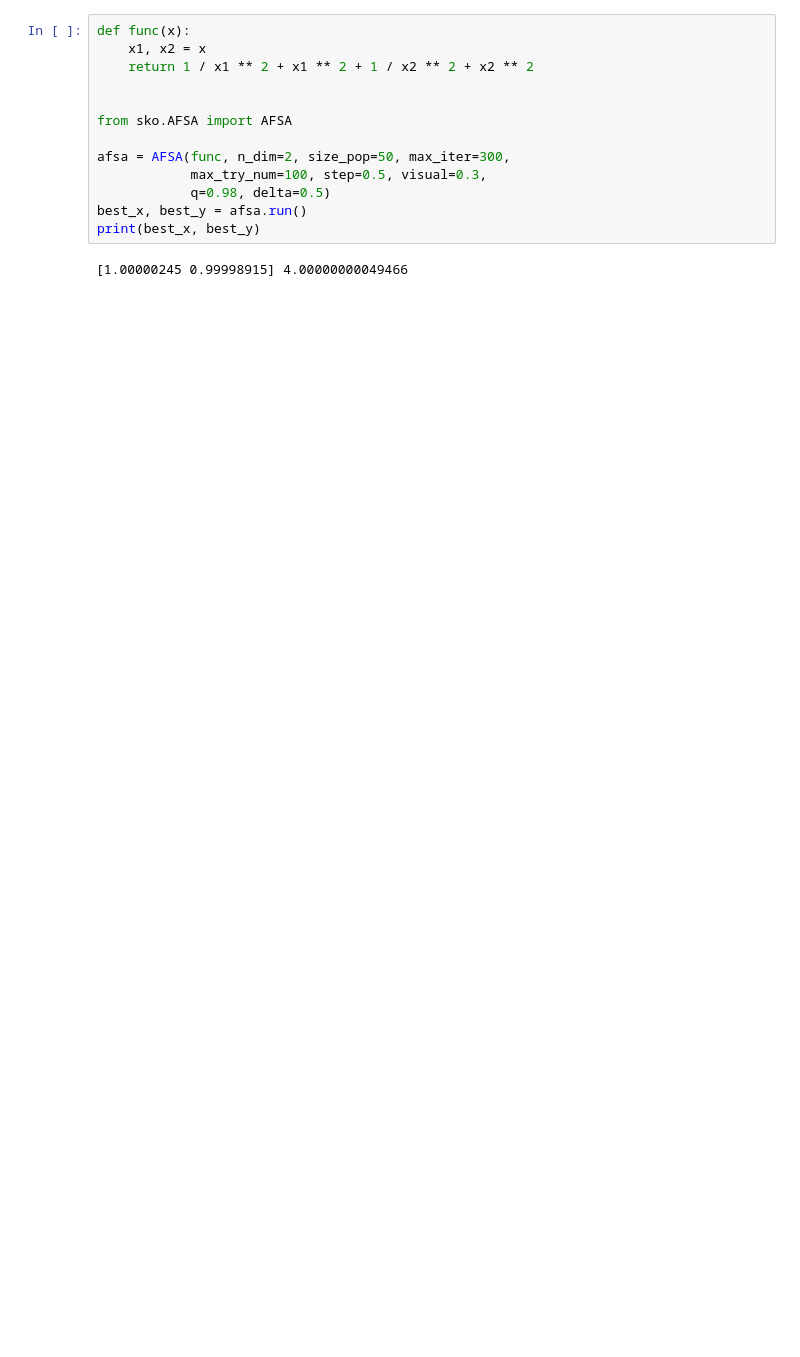
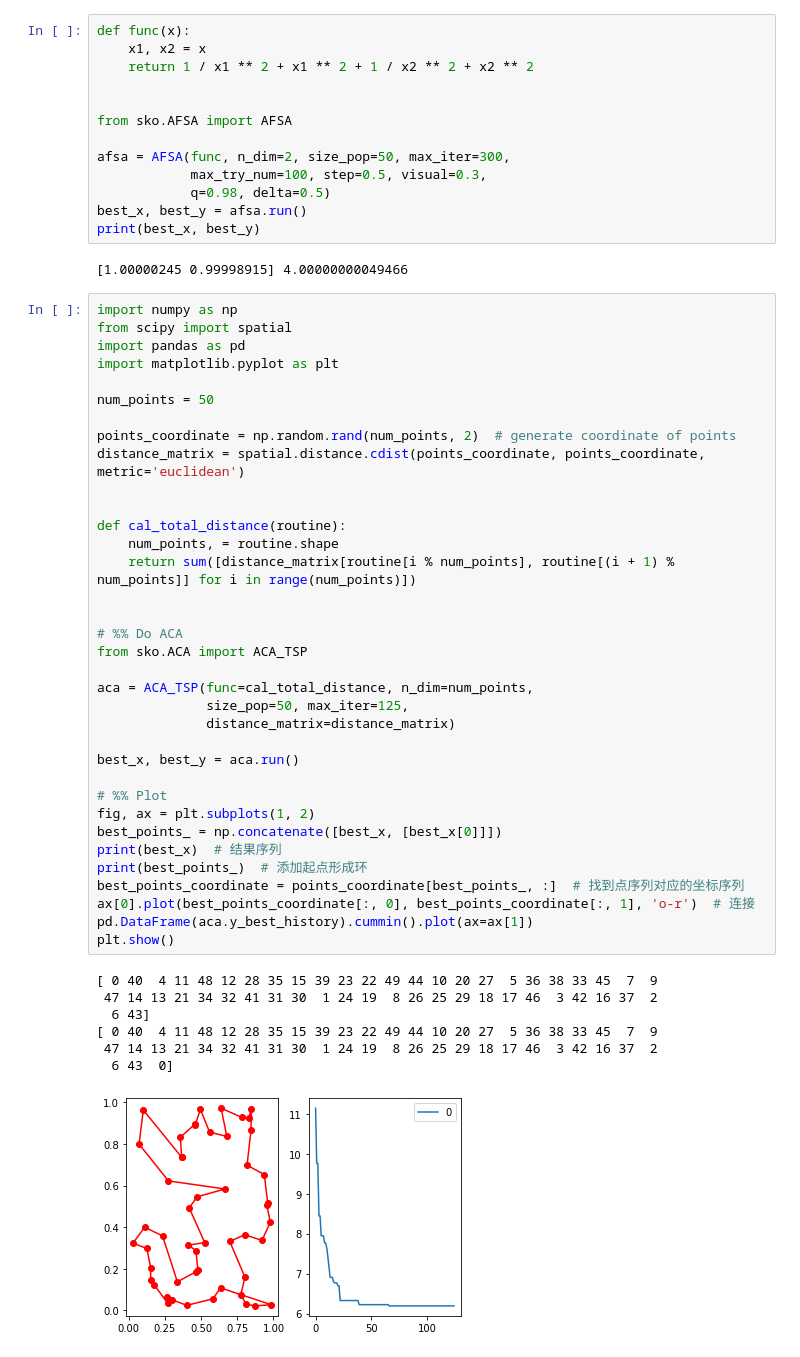
Before and after one commit to XuRui314/MathematicalModeling, a Jupyter notebook: Modern_Optimization_Algorithms.ipynb, the cells around one changed output. Cells and saved outputs as stored; diff of their text form; blank space fills up the shorter version.

```diff
--- a/Modern_Optimization_Algorithms.ipynb
+++ b/Modern_Optimization_Algorithms.ipynb
@@ -137,3 +492,46 @@ best_x, best_y = afsa.run()
 print(best_x, best_y)
 # %% [output]
 [1.00000245 0.99998915] 4.00000000049466
+# %%
+import numpy as np
+from scipy import spatial
+import pandas as pd
+import matplotlib.pyplot as plt
+
+num_points = 50
+
+points_coordinate = np.random.rand(num_points, 2)  # generate coordinate of points
+distance_matrix = spatial.distance.cdist(points_coordinate, points_coordinate, metric='euclidean')
+
+
+def cal_total_distance(routine):
+    num_points, = routine.shape
+    return sum([distance_matrix[routine[i % num_points], routine[(i + 1) % num_points]] for i in range(num_points)])
+
+
+# %% Do ACA
+from sko.ACA import ACA_TSP
+
+aca = ACA_TSP(func=cal_total_distance, n_dim=num_points,
+              size_pop=50, max_iter=125,
+              distance_matrix=distance_matrix)
+
+best_x, best_y = aca.run()
+
+# %% Plot
+fig, ax = plt.subplots(1, 2)
+best_points_ = np.concatenate([best_x, [best_x[0]]])
+print(best_x)  # 结果序列
+print(best_points_)  # 添加起点形成环
+best_points_coordinate = points_coordinate[best_points_, :]  # 找到点序列对应的坐标序列
+ax[0].plot(best_points_coordinate[:, 0], best_points_coordinate[:, 1], 'o-r')  # 连接
+pd.DataFrame(aca.y_best_history).cummin().plot(ax=ax[1])
+plt.show()
+# %% [output]
+[ 0 40  4 11 48 12 28 35 15 39 23 22 49 44 10 20 27  5 36 38 33 45  7  9
+ 47 14 13 21 34 32 41 31 30  1 24 19  8 26 25 29 18 17 46  3 42 16 37  2
+  6 43]
+[ 0 40  4 11 48 12 28 35 15 39 23 22 49 44 10 20 27  5 36 38 33 45  7  9
+ 47 14 13 21 34 32 41 31 30  1 24 19  8 26 25 29 18 17 46  3 42 16 37  2
+  6 43  0]
+[figure, added]
```
Also changed, not shown: parts of 13 cells of this notebook.
